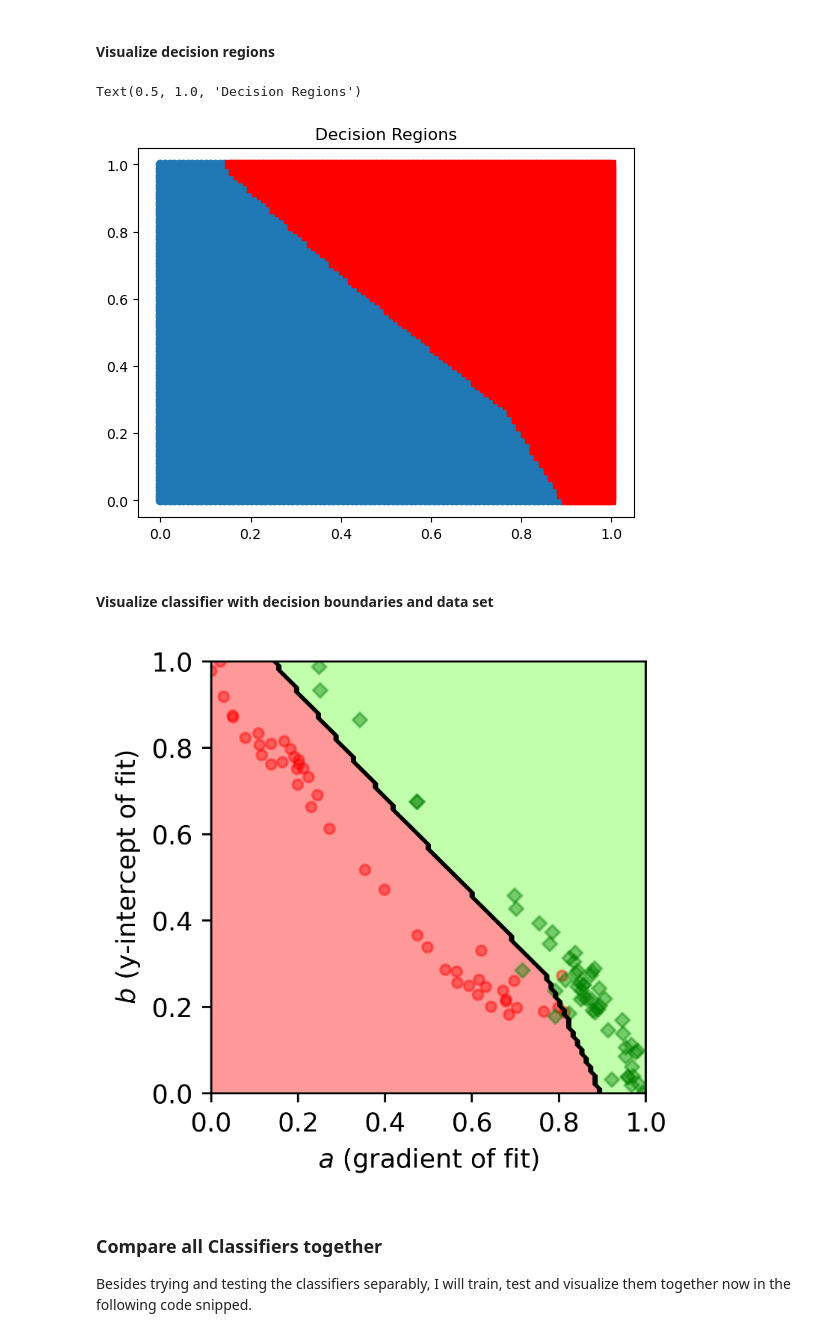
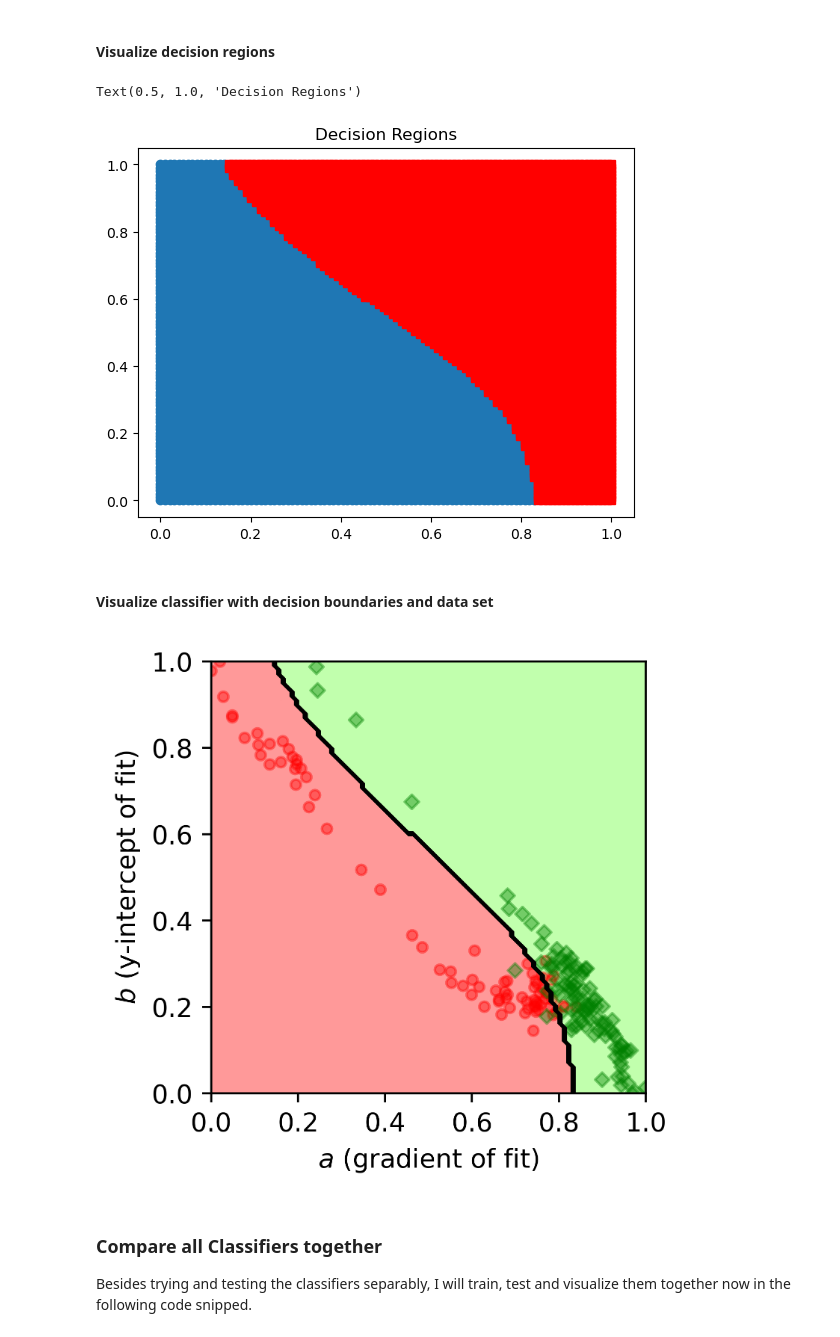
Before and after one commit to sjmxschm/ml_dl_wave_inversion, a Jupyter notebook: analysis_sklearn/analysis_sklearn.ipynb, the cells around one changed output. Cells and saved outputs as stored; diff of their text form; code cells hidden in the pictures.

```diff
--- a/analysis_sklearn/analysis_sklearn.ipynb
+++ b/analysis_sklearn/analysis_sklearn.ipynb
@@ -89,7 +90,7 @@ FileNotFoundError: [WinError 3] Das System kann den angegebenen Pfad nicht finde
 Load fully locally created dataset from all data:
 # %%
 # X, y = load_X_y_data('lin_n_40_k_15_paper_review')  # 'lin_local_v1', 'lin_local_v3'lin_local_in_range', 'lin_n_40_k_15_paper_review', 'lin_local_thesis'
-X, y = load_X_y_data('export_lin_n_40_k_15_it_1.5_st_1_paper_review')
+X, y = load_X_y_data('export_lin_n_40_k_15_it_1.5_st_1_paper_review_3')  # 'export_lin_n_40_k_15_it_1.5_st_1_paper_review'
 y_reg = np.copy(y)
 
 # X, y = X[39:56,:], y[39:56]
@@ -218,11 +219,11 @@ plt.ylabel(r'$b$ (y-intercept of fit)')
 # plt.axis([0.8,1,0,1])
 plt.legend()
 # plt.legend(bbox_to_anchor=(1.05, 1.0), loc='upper left')
-if True:
+if False:
     # plt.savefig(fig_path / '11092021_Scatter_with_gap_data_htc.png', dpi=400)
     plt.savefig(fig_path / '12142022_Scatter_new_NMS_features.png', dpi=400)
 if save_publication:
-    pub_out_name = f'feature_plot_uniform_dispersion_v2.pgf'
+    pub_out_name = f'feature_plot_uniform_dispersion_FINAL.pgf'
     plt.savefig(fig_path / pub_out_name, backend='pgf', format='pgf', dpi=50)
     plt.savefig(fig_path / str(pub_out_name[0:-3] + 'png'), backend='pgf', format='png', dpi=200)
 if not save_publication:
@@ -492,8 +498,8 @@ cla = [
     # 'perceptron',
     # 'svc_lin',
     # 'svc_rbf',
-    # 'gp',
-    'mlp'
+    'gp',
+    # 'mlp'
 ]
 
 if 'knn1' in cla:
@@ -521,7 +527,7 @@ if 'svc_rbf' in cla:
     clf = SVC(gamma=2, kernel='rbf', C=4)
     clf.fit(X_train,y_train)
 
-if cla == 'gp':
+if 'gp' in cla:
     clf = GaussianProcessClassifier(50.0 * RBF(20.5))
     clf.fit(X_train, y_train)
 
@@ -557,33 +563,33 @@ plt.plot(thick_enough_region_x, thick_enough_region_y, 'rs')
 plt.title('Decision Regions')
 # %% [output]
 Text(0.5, 1.0, 'Decision Regions')
-[figure, old version]
+[figure, new version]
 # %% [markdown]
 #### Visualize  classifier with decision boundaries and data set
 # %%
 fig = plt.figure(dpi=500)
 fig.set_size_inches(w=3, h=3)
 plt.contourf(x_mesh,y_mesh,predicted_labels.reshape(100,100),
              levels=[-1,0,1], cmap = my_cm, alpha=0.4)
 plt.contour(x_mesh,y_mesh,predicted_labels.reshape(100,100),linewidths=0.5,colors='k')
 
 # plt.scatter(X[:,0], X[:,1], c=c_labels, alpha=0.4, s=15)
 mrks = ['D' if elem == 1 else 'o' for elem in np.copy(y)]
 for idx in range(len(mrks)):
     plt.scatter(X[idx,0], X[idx,1], c=c_labels[idx], marker=mrks[idx], alpha=0.4, s=15)
 
 # plt.title(f'{cla[0]} decision regions\nFitted function has shape $f(x) = a*x+b$')
 plt.xlabel(r'$a$ (gradient of fit)')
 plt.ylabel(r'$b$ (y-intercept of fit)')
 if False:
     plt.savefig(f'{cla[0]} for 1D dispersion data_v2.png', bbox_inches='tight', pad_inches=0.1, dpi=300)
 if save_publication:
-    pub_out_name = f'{cla[0]}_2D_dispersion_data_v2.pgf'#fig_path / pub_out_name
+    pub_out_name = f'{cla[0]}_2D_dispersion_data_FINAL.pgf'#fig_path / pub_out_name
     plt.savefig(fig_path / pub_out_name, backend='pgf', format='pgf', dpi=50, bbox_inches='tight')
     plt.savefig(fig_path / str(pub_out_name[0:-3] + 'png'), backend='pgf',
                 format='png', dpi=200, bbox_inches='tight')
 # %% [output]
-[figure, old version]
+[figure, new version]
 # %%
 # fig = plt.figure(frameon=False, dpi=600)
 # ax = plt.Axes(fig, [0., 0., 1., 1.])
```
Also changed, not shown: parts of 11 cells of this notebook, 1 other file.
